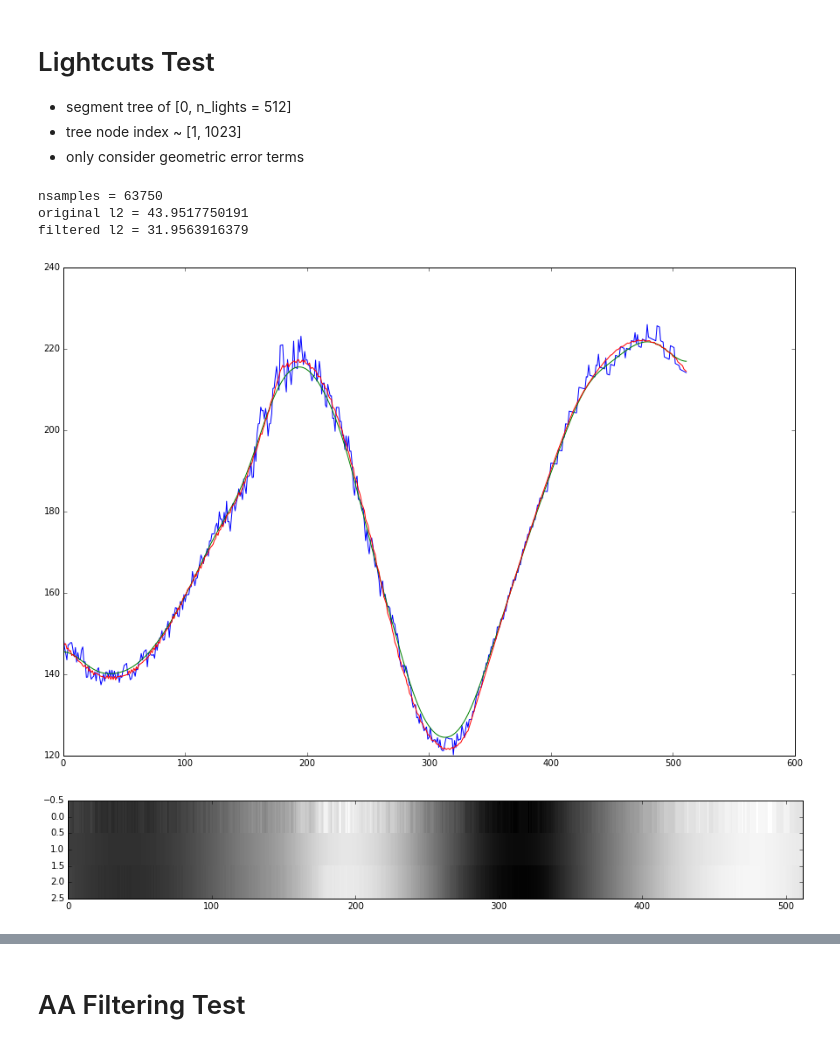
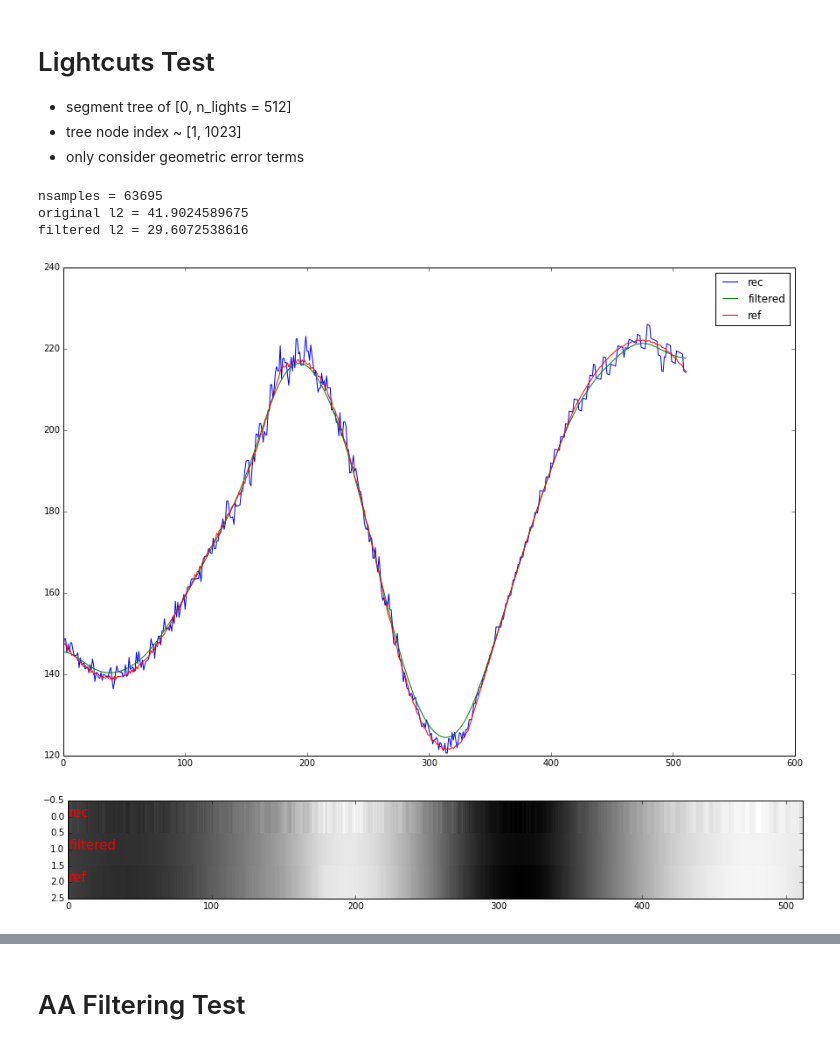
Before and after one commit to winmad/many_lights, a Jupyter notebook: LT_Matrix.ipynb, the cells around one changed output, grey strips where cells are left out. Drawn from its saved outputs; the diff is of its cells as text; code cells hidden in the pictures.

```diff
--- a/LT_Matrix.ipynb
+++ b/LT_Matrix.ipynb
@@ -180,8 +182,6 @@ filtered l2 = 51.8023508942
 * tree node index ~ [1, 1023]
 * only consider geometric error terms
 # %%
-import Queue
-
 n_tree_nodes = 2 * n_lights
 light_reps = np.zeros(n_tree_nodes)
 left_bounds = np.zeros(n_tree_nodes)
@@ -232,53 +232,58 @@ def geo_error_term(x, node):
     else:
         return 1 / np.sqrt((x - right_bounds[node]) ** 2 + 1)
 
-def error_upper_bound(x, node):
-    return get_cluster_intensity(node) * geo_error_term(x, node)
-
-n_samples = 0
+n_samples = np.zeros(n_pixels, dtype = int)
 
 def refine_light_cut(pixel_index):
     x = (pixel_index + 0.5) / n_pixels
     ratio = 0.02
-    q = Queue.PriorityQueue([])
-    MAX_ERR = 1000
-    q.put((MAX_ERR - error_upper_bound(x, 1), 1))
+    q = list([])
+    q.append(1)
     total_radiance = calc_cluster_contribution(x, 1)
     global n_samples
-    n_samples += 1
+    n_samples[pixel_index] += 1
     while True:
-        q_item = q.get()
-        max_err = MAX_ERR - q_item[0]
-        choose_node = q_item[1]
+        choose_node = -1
+        max_err = 0
+        for node in q:
+            if max_err < geo_error_term(x, node) * get_cluster_intensity(node) and node < n_lights:
+                max_err = geo_error_term(x, node) * get_cluster_intensity(node)
+                choose_node = node
         if max_err > total_radiance * ratio:
             total_radiance -= calc_cluster_contribution(x, choose_node)
             total_radiance += calc_cluster_contribution(x, choose_node * 2)
             total_radiance += calc_cluster_contribution(x, choose_node * 2 + 1)
-            q.put((MAX_ERR - error_upper_bound(x, choose_node * 2), choose_node * 2))
-            q.put((MAX_ERR - error_upper_bound(x, choose_node * 2 + 1), choose_node * 2 + 1))
-            n_samples += 1
+            q.remove(choose_node)
+            q.append(choose_node * 2)
+            q.append(choose_node * 2 + 1)
+            n_samples[pixel_index] += 1
         else:
             break
     return total_radiance
 
 pixels = np.zeros(n_pixels)
 for i in range(n_pixels):
     pixels[i] += refine_light_cut(i)
 pixels_filtered = ndimage.filters.gaussian_filter(pixels, pixel_sigma*n_pixels)
 plt.figure(figsize = (15, 10))
-plt.plot(pixels);
-plt.plot(pixels_filtered);
-plt.plot(ref);
+plt.plot(pixels, label = 'rec');
+plt.plot(pixels_filtered, label = 'filtered');
+plt.plot(ref, label = 'ref');
+plt.legend();
 
 plt.figure(figsize = (15, 2))
 plt.imshow(np.vstack((pixels, pixels_filtered, ref)), cmap = 'gray', interpolation='nearest', aspect='auto');
 
-print 'nsamples =', n_samples
+plt.text(1, 0, 'rec', fontsize = 15, color = 'r');
+plt.text(1, 1, 'filtered', fontsize = 15, color = 'r');
+plt.text(1, 2, 'ref', fontsize = 15, color = 'r');
+
+print 'nsamples =', sum(n_samples)
 print 'original l2 =', np.sqrt(sum((pixels-ref)**2 * wnd))
 print 'filtered l2 =', np.sqrt(sum((pixels_filtered-ref)**2 * wnd))
 # %% [output]
-nsamples = 63750
-original l2 = 43.9517750191
-filtered l2 = 31.9563916379
+nsamples = 63695
+original l2 = 41.9024589675
+filtered l2 = 29.6072538616
-[figure, old version]
+[figure, new version]
-[figure, old version]
+[figure, new version]
```
Also changed, not shown: parts of 4 cells of this notebook.
